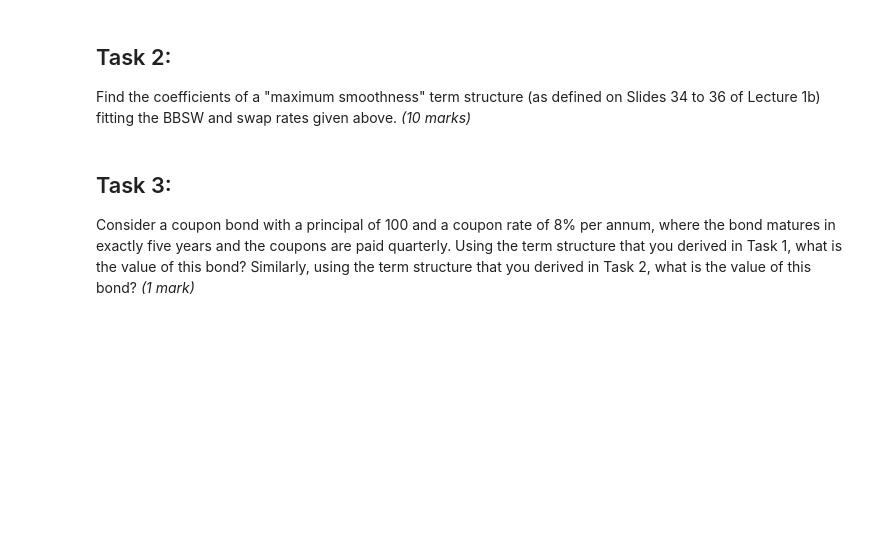
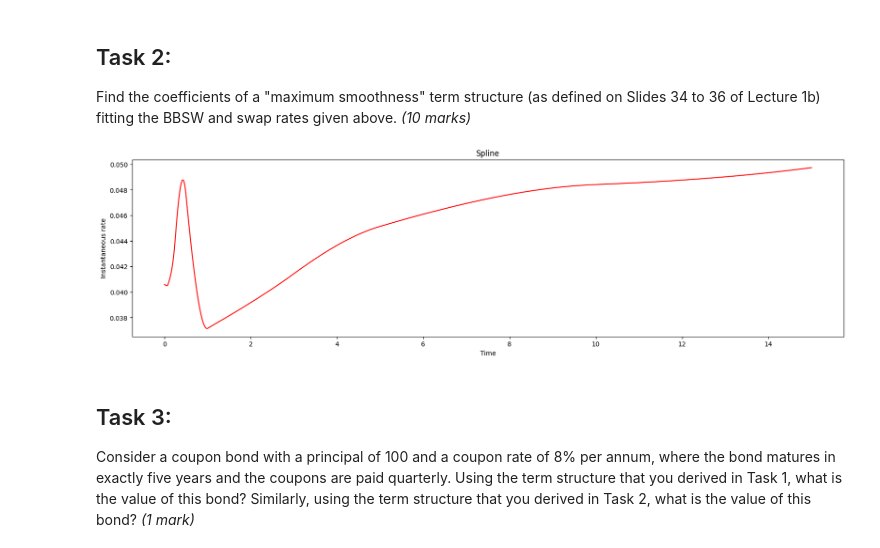
Before and after one commit to Thaigithub/UTS_IRCRM_Assignment_1, a Jupyter notebook: 2024AssignmentPart1.ipynb, the cells around one changed output. Drawn from its saved outputs; the diff is of its cells as text; code cells hidden in the pictures; blank space fills up the shorter version.

```diff
--- a/2024AssignmentPart1.ipynb
+++ b/2024AssignmentPart1.ipynb
@@ -42,3 +198,15 @@ Find the coefficients of a "maximum smoothness" term structure (as defined on Sl
+# %%
+spline, df_calculator_2 = smoothness_constructor(df, term_structure)
+t = np.arange(0, 15, 1/1000)
+inst_rate = list(map(lambda x: spline(x),t))
+plt.figure(figsize=(20,5))
+plt.plot(t, inst_rate, linestyle='-', color='r', label='Instantaneous Rate')
+plt.title('Spline')
+plt.xlabel('Time')
+plt.ylabel('Instantaneous rate')
+plt.show()
+# %% [output]
+[figure, added]
 # %% [markdown]
 <H2>Task 3:</H2>
 Consider a coupon bond with a principal of 100 and a coupon rate of 8% per annum, where the bond matures in exactly five years and the coupons are paid quarterly. Using the term structure that you derived in Task 1, what is the value of this bond? Similarly, using the term structure that you derived in Task 2, what is the value of this bond? <I>(1 mark)</I>
```
Also changed, not shown: parts of 8 cells of this notebook.
